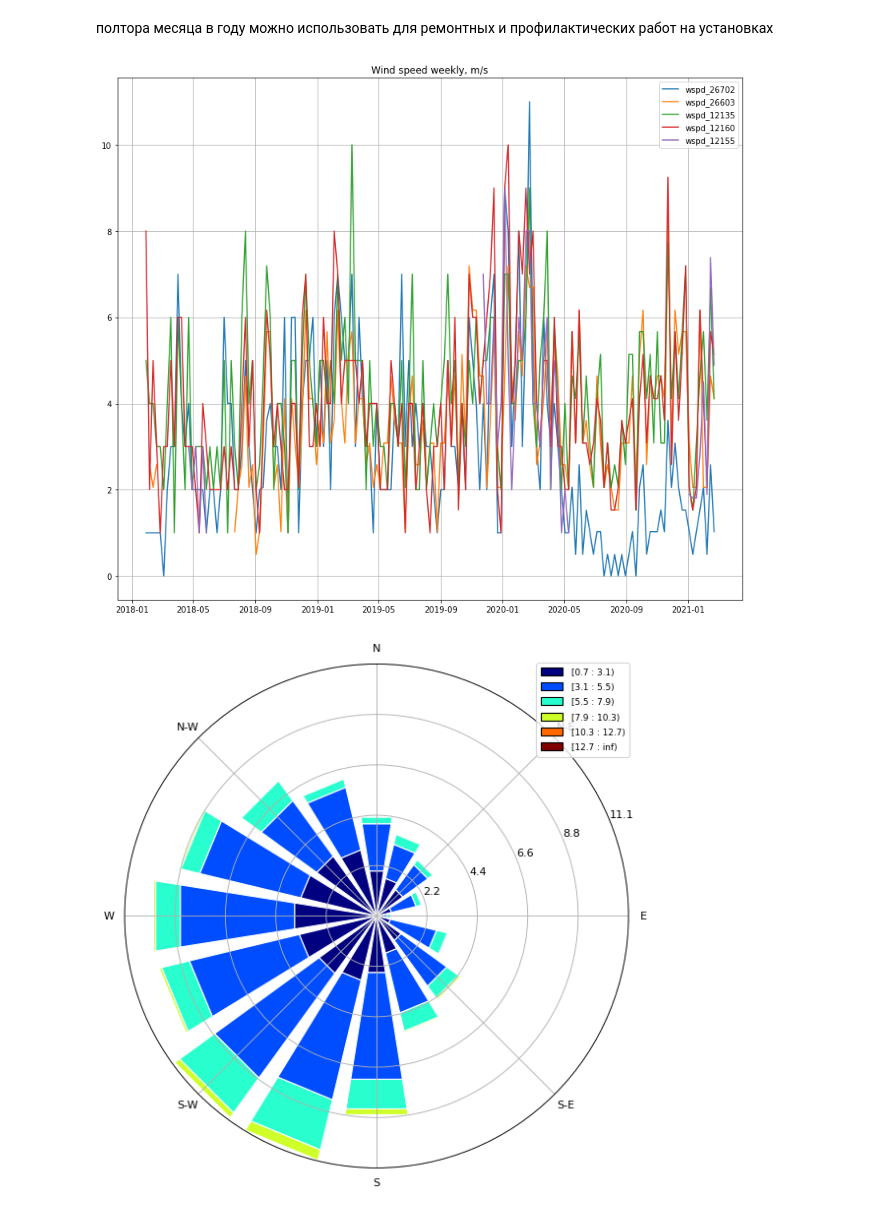
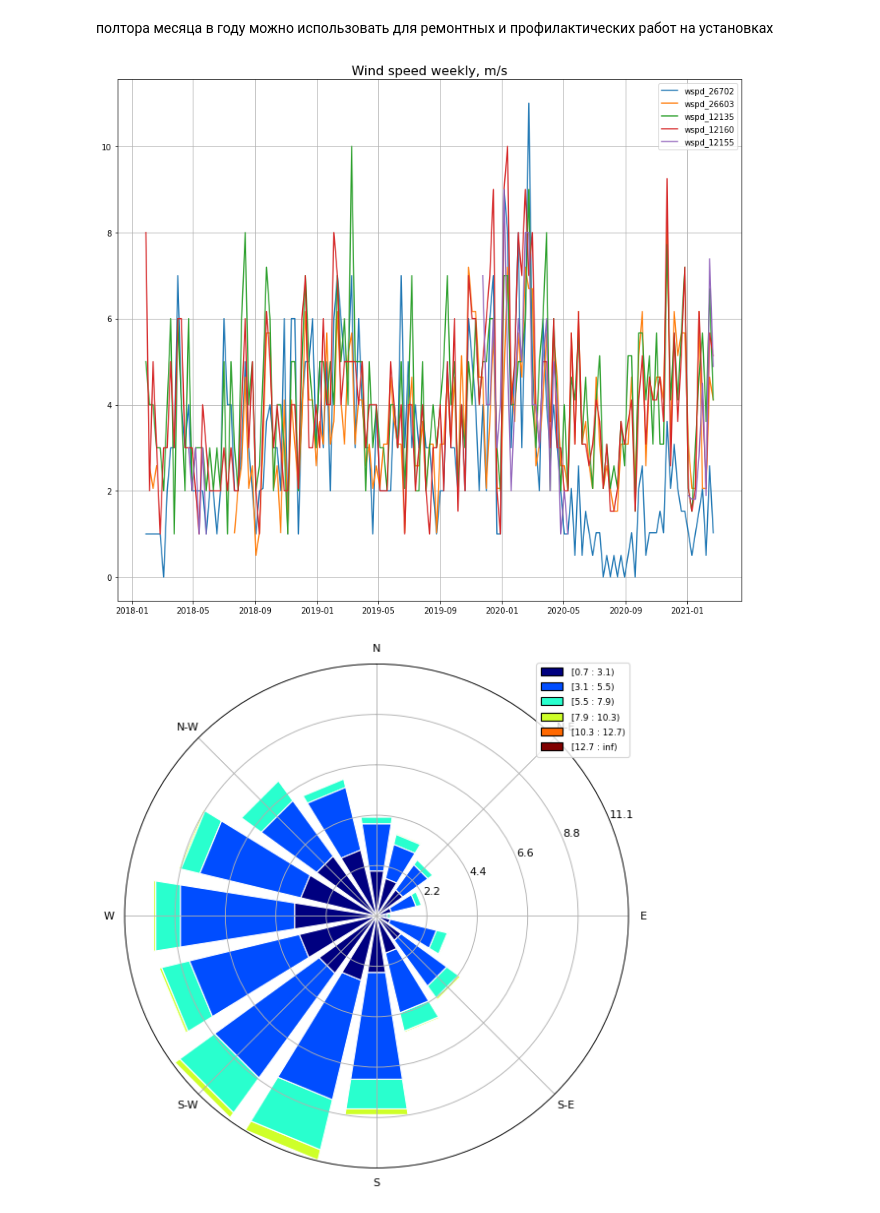
Before and after one commit to Dmitry1973/GB_Final_project, a Jupyter notebook: Final_project.ipynb, the cells around one changed output. Cells and saved outputs as stored; diff of their text form; code cells hidden in the pictures.

```diff
--- a/Final_project.ipynb
+++ b/Final_project.ipynb
@@ -324,13 +328,13 @@ round(365 * d /100)
 # %%
 import matplotlib.pyplot as plt
 plt.figure(figsize=(14,12))
 plt.plot(wind_cond[col_list_spd][::168],)
 plt.legend(col_list_spd)
-plt.title('Wind speed weekly, m/s')
+plt.title('Wind speed weekly, m/s', fontsize=16)
 plt.grid()
 plt.show()
 # %% [output]
-[figure, old version]
+[figure, new version]
 # %%
 # библиотека для построения розы ветров (направление, скорость ветра)
 # pip install windrose
```
Also changed, not shown: parts of 30 cells of this notebook.
